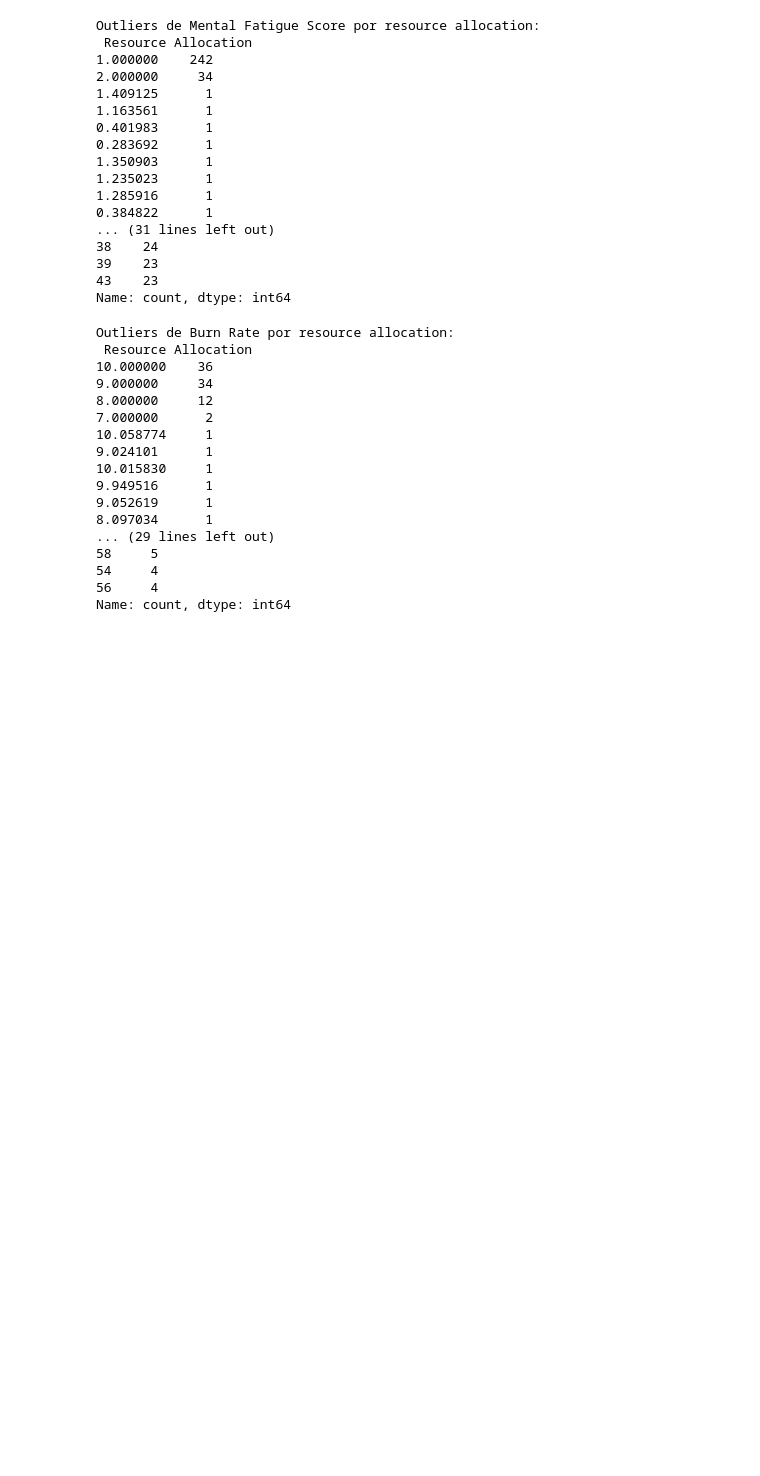
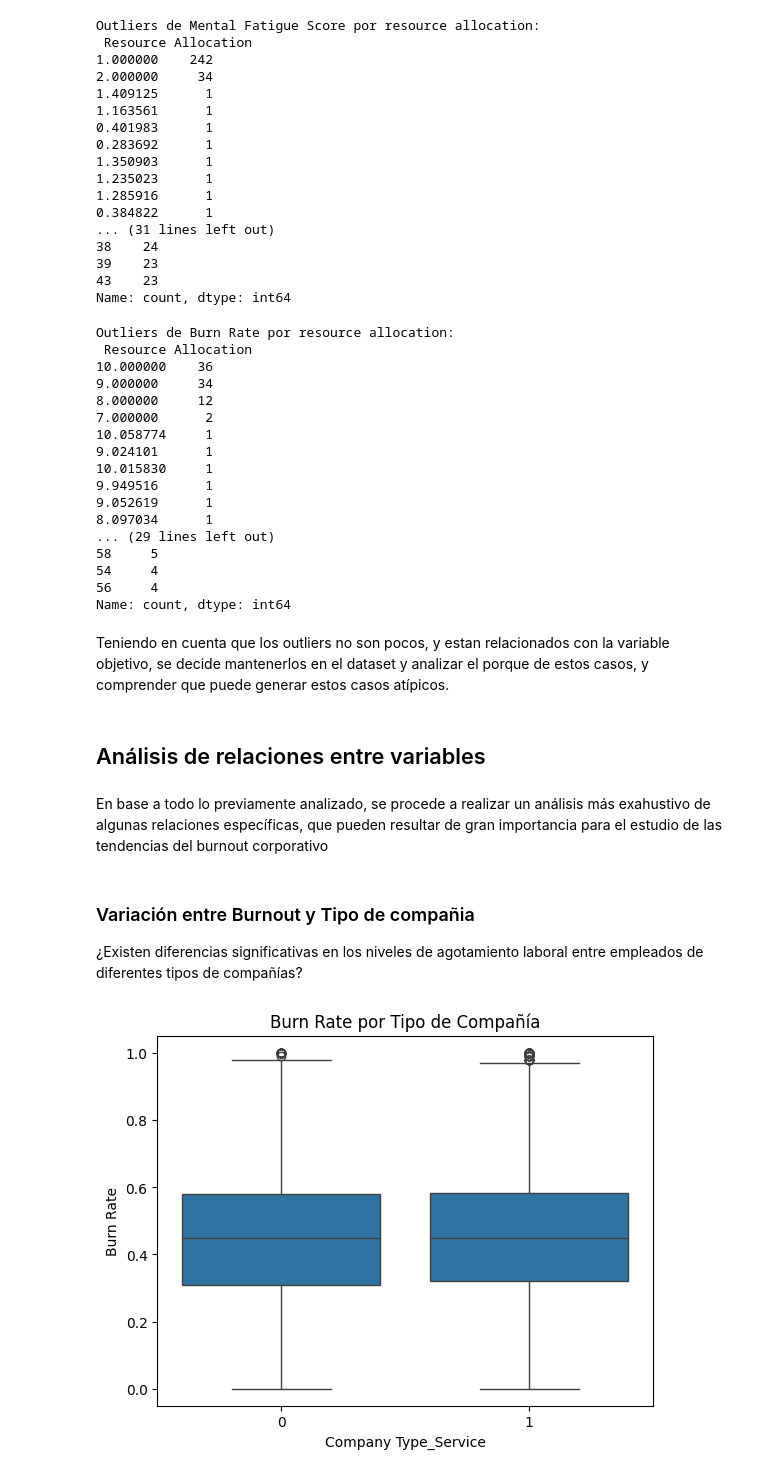
Before and after one commit to fgmartinez/tpFinalCEIA-Add-Fmartinez, a Jupyter notebook: Tp1Final.ipynb, the cells around one changed output. Saved outputs shown, nothing was run; the diff lists cells and outputs as text; code cells hidden in the pictures; blank space fills up the shorter version.

```diff
--- a/Tp1Final.ipynb
+++ b/Tp1Final.ipynb
@@ -791,3 +868,21 @@ Outliers de Burn Rate por resource allocation:
 54     4
 56     4
 Name: count, dtype: int64
+# %% [markdown]
+Teniendo en cuenta que los outliers no son pocos, y estan relacionados con la variable objetivo, se decide mantenerlos en el dataset y analizar el porque de estos casos, y comprender que puede generar estos casos atípicos.
+# %% [markdown]
+## Análisis de relaciones entre variables
+# %% [markdown]
+En base a todo lo previamente analizado, se procede a realizar un análisis más exahustivo de algunas relaciones específicas, que pueden
+resultar de gran importancia para el estudio de las tendencias del burnout corporativo
+# %% [markdown]
+### Variación entre Burnout y Tipo de compañia
+¿Existen diferencias significativas en los niveles de agotamiento laboral entre
+empleados de diferentes tipos de compañías?
+# %%
+# Boxplot
+sns.boxplot(x="Company Type_Service", y="Burn Rate", data=df_encoded)
+plt.title("Burn Rate por Tipo de Compañía")
+plt.show()
+# %% [output]
+[figure, added]
```
Also changed, not shown: parts of 31 cells of this notebook, 1 other file.
